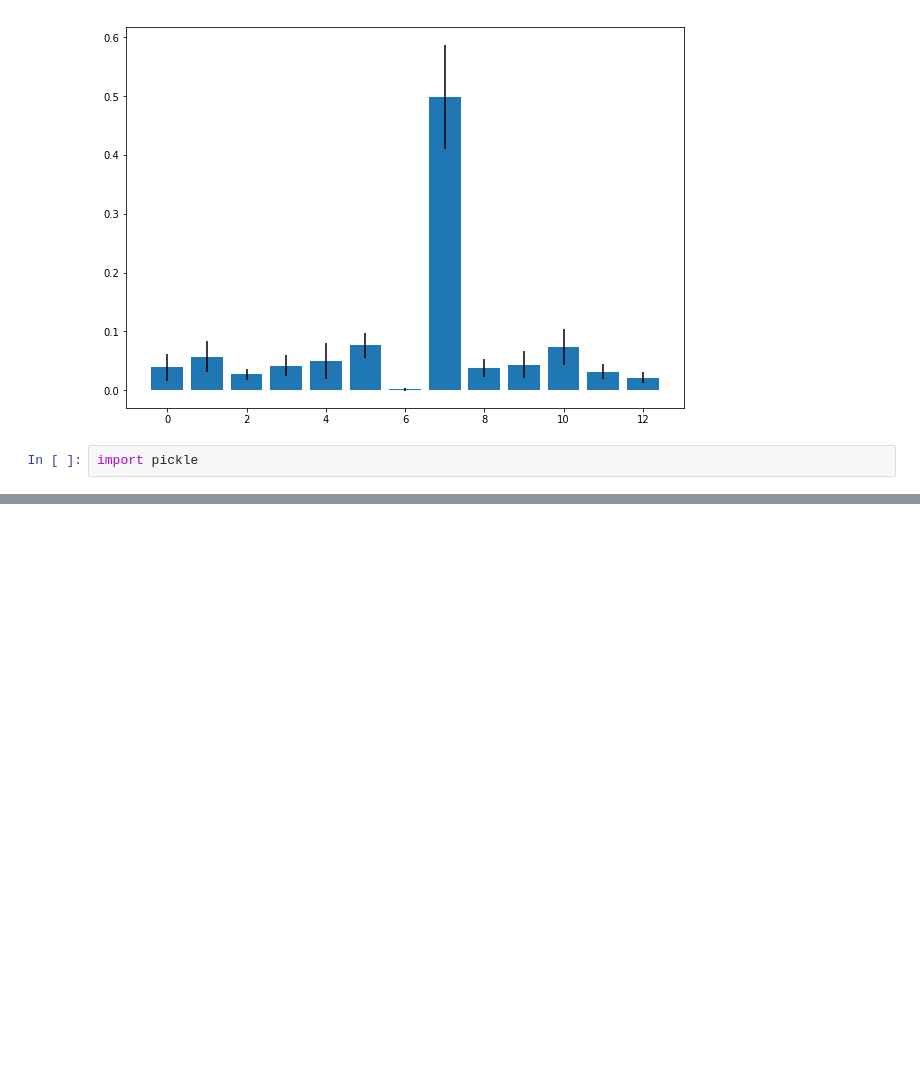
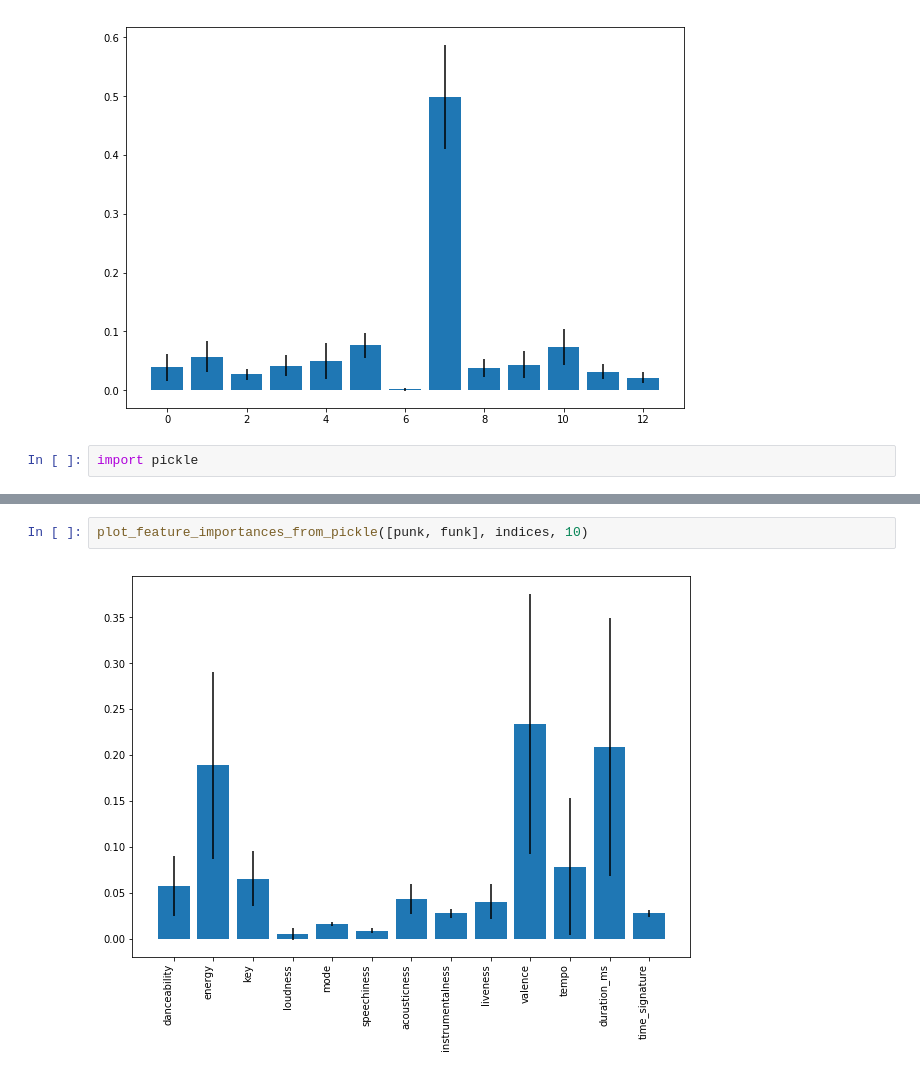
Before and after one commit to P1eter/SpotifyDataAnalysis, a Jupyter notebook: feature_importance.ipynb, the cells around one changed output, grey strips where cells are left out. Saved outputs shown, nothing was run; the diff lists cells and outputs as text; blank space fills up the shorter version.

```diff
--- a/feature_importance.ipynb
+++ b/feature_importance.ipynb
@@ -174,0 +197,4 @@ plot_feature_importances_from_pickle([punk, funk, rock, jazz, vaporwave, classic
+# %%
+plot_feature_importances_from_pickle([punk, funk], indices, 10)
+# %% [output]
+[figure, added]
```
Also changed, not shown: parts of 5 cells of this notebook.
